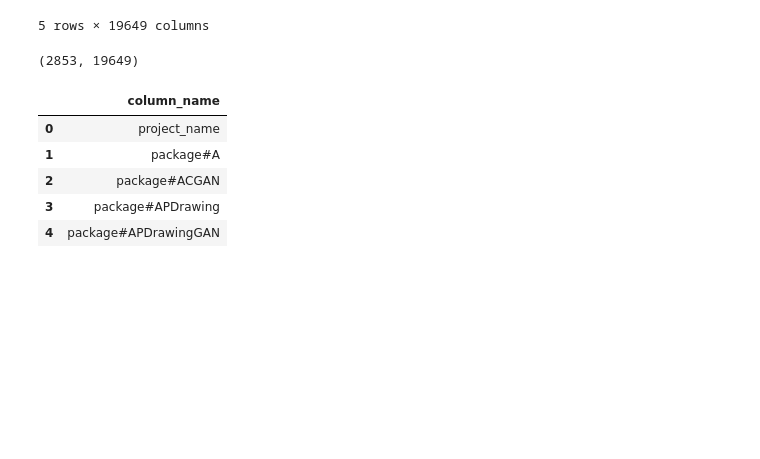
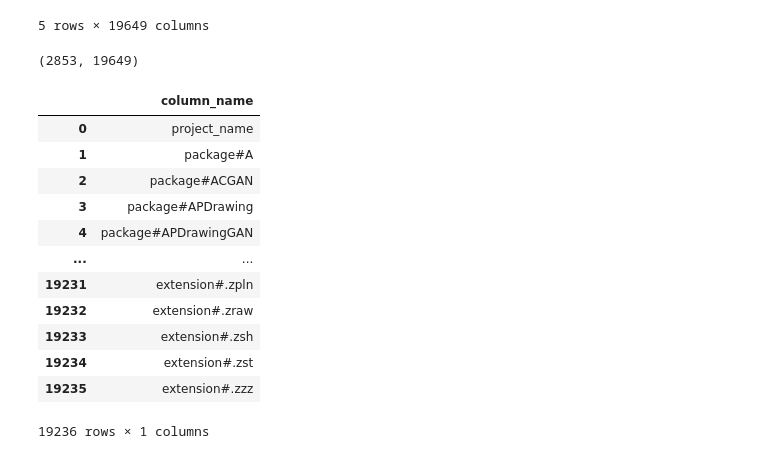
Before and after one commit to zuevmaxim/itmo-ibd, a Jupyter notebook: classification/prepare_count_dataset.ipynb, the cells around one changed output. Saved outputs shown, nothing was run; the diff lists cells and outputs as text; code cells hidden in the pictures; blank space fills up the shorter version.

```diff
--- a/classification/prepare_count_dataset.ipynb
+++ b/classification/prepare_count_dataset.ipynb
@@ -727,15 +727,25 @@ final_dataset.shape
 # %%
 final_dataset.to_csv("../data/classification/count_dataset_for_multilabel.csv", index=False)
 # %%
-final_columns = final_dataset.columns.to_frame(index=False, name="column_name")
+final_columns = final_dataset.columns.to_list()
-# %%
-final_columns.head()
-# %% [output]
-|  | column_name |
-| 0 | project_name |
-| 1 | package#A |
-| 2 | package#ACGAN |
-| 3 | package#APDrawing |
-| 4 | package#APDrawingGAN |
+# %%
+final_columns = [col for col in final_columns if not col.startswith("tag") and not col.startswith("topic")]
+# %%
+final_columns = pd.DataFrame(final_columns, columns=["column_name"])
+final_columns
+# %% [output]
+|  | column_name |
+| 0 | project_name |
+| 1 | package#A |
+| 2 | package#ACGAN |
+| 3 | package#APDrawing |
+| 4 | package#APDrawingGAN |
+| ... | ... |
+| 19231 | extension#.zpln |
+| 19232 | extension#.zraw |
+| 19233 | extension#.zsh |
+| 19234 | extension#.zst |
+| 19235 | extension#.zzz |
+19236 rows × 1 columns
 # %%
 final_columns.to_csv("../data/pipeline/final_columns.csv", index=False)
```
Also changed, not shown: parts of 1 cell of this notebook, 2 other files.
